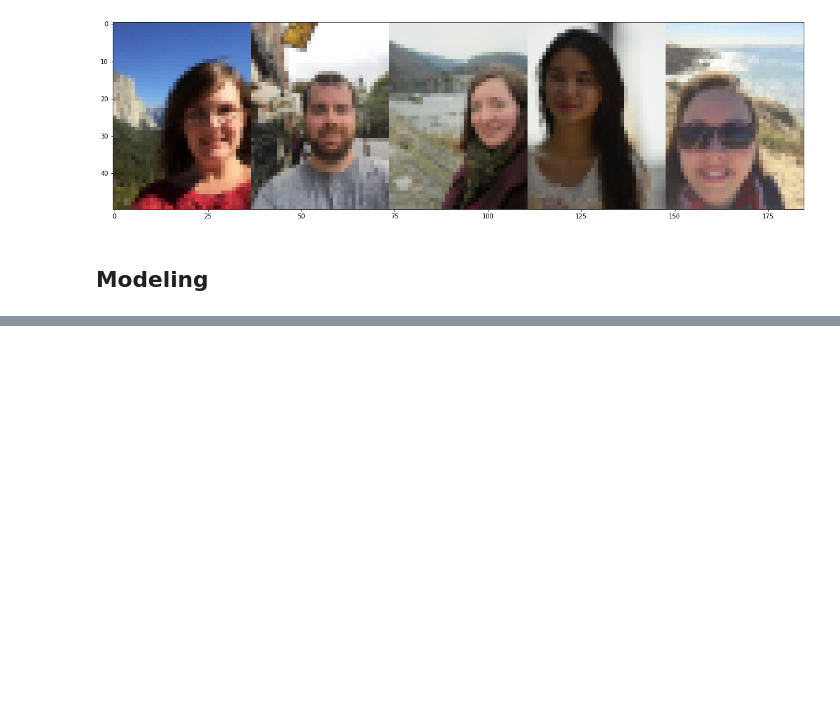
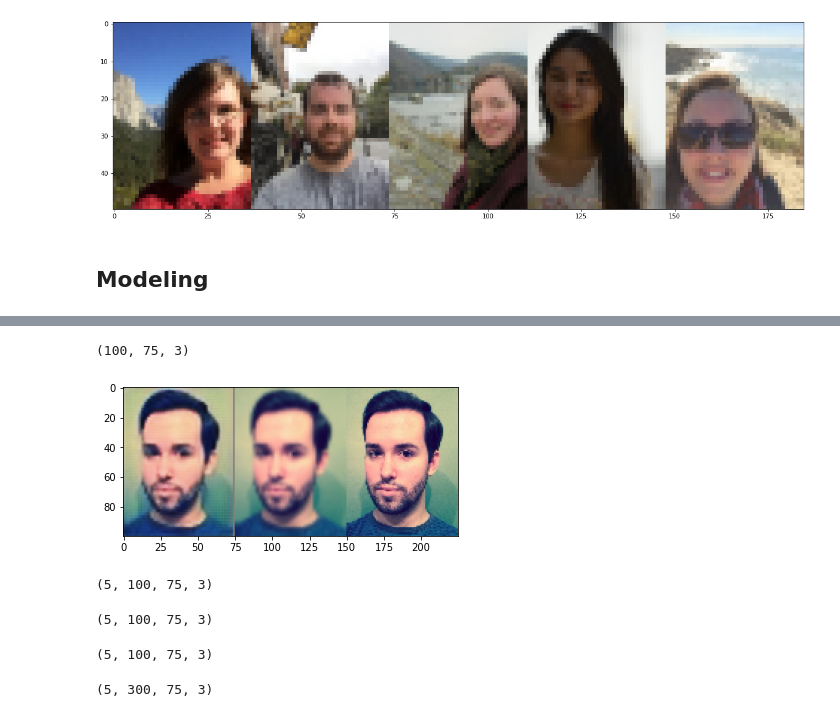
Before and after one commit to Vaycold/Python_DL, a Jupyter notebook: Image_Transformation/사진확대하기.ipynb, the cells around one changed output, grey strips where cells are left out. Saved outputs shown, nothing was run; the diff lists cells and outputs as text; code cells hidden in the pictures; blank space fills up the shorter version.

```diff
--- a/Image_Transformation/사진확대하기.ipynb
+++ b/Image_Transformation/사진확대하기.ipynb
@@ -175,0 +199,35 @@ exp.shape
+# %%
+test_big_images[1].shape # goal
+# %% [output]
+(100, 75, 3)
+# %%
+img = np.concatenate(
+    [res[0], exp, test_big_images[1]], axis=1
+)
+img.shape
+plt.imshow(img)
+plt.show() # 1st fig(modeling) more clear than 2nd(manually expand)
+# %% [output]
+[figure, added]
+# %%
+# Compare with 3 fig
+res_ = model.predict(test_small_images[:5])
+res_.shape
+# %% [output]
+(5, 100, 75, 3)
+# %%
+exps = np.array([resize(test_small_images[i], (100,75)) for i in range(5)])
+exps.shape
+# %% [output]
+(5, 100, 75, 3)
+# %%
+test_big_images[:5].shape
+# %% [output]
+(5, 100, 75, 3)
+# %%
+five = np.concatenate(
+    [res_, exps, test_big_images[:5]], axis=1
+)
+five.shape
+# %% [output]
+(5, 300, 75, 3)
```
Also changed, not shown: parts of 8 cells of this notebook.
